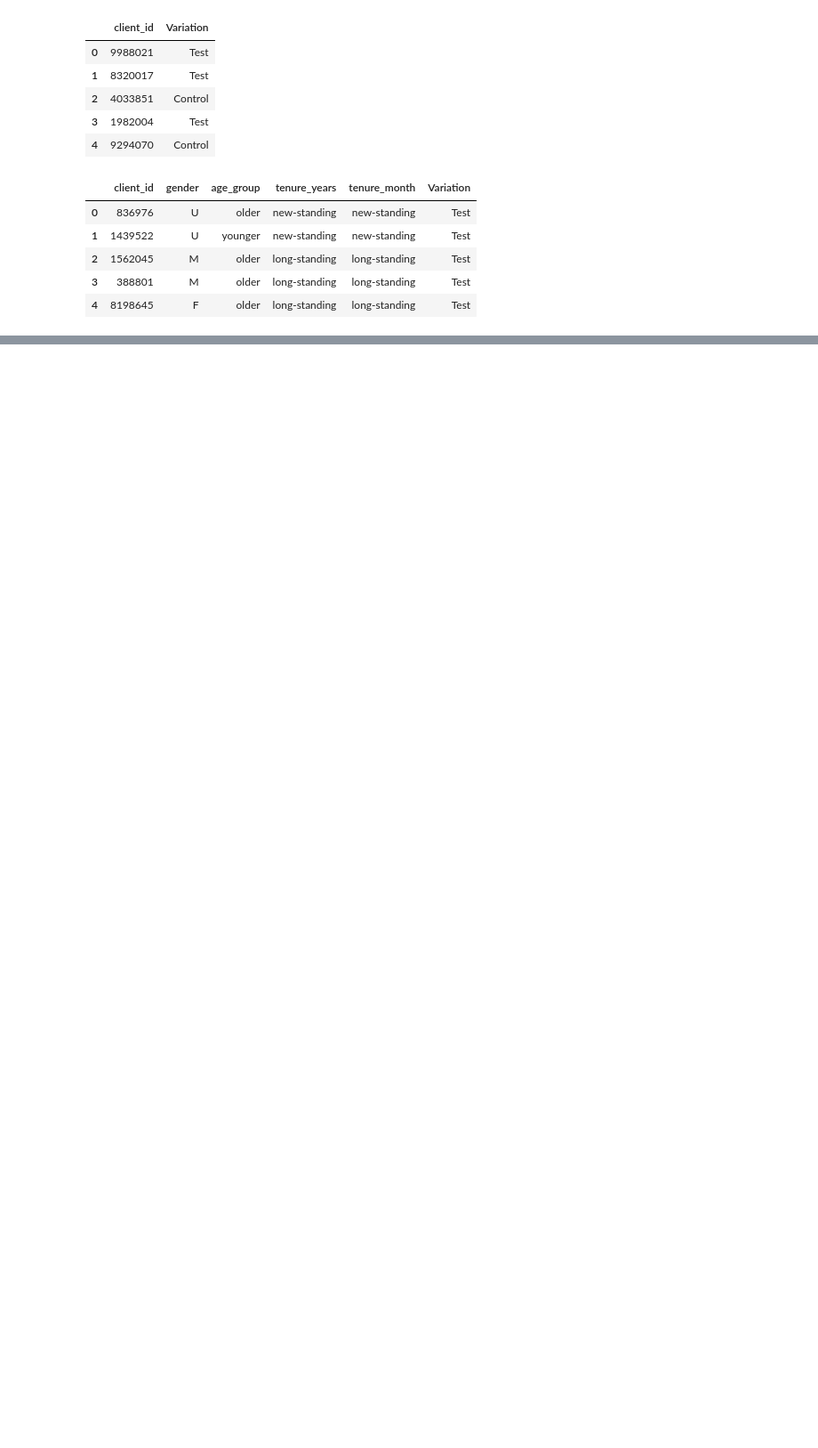
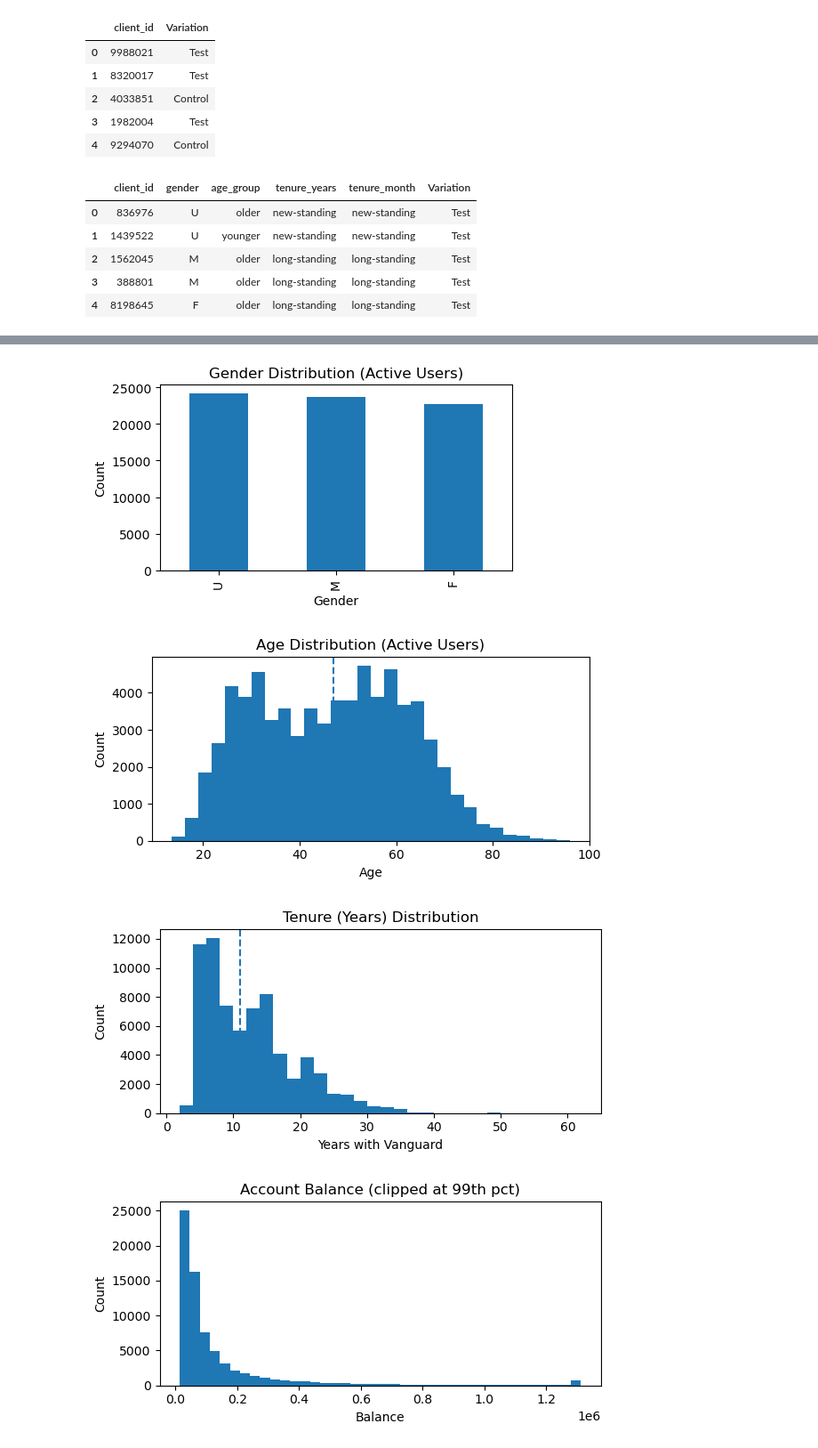
Before and after one commit to TeresaSilva7361/vanguard-ab-test, a Jupyter notebook: project.ipynb, the cells around one changed output, grey strips where cells are left out. Shown at 89% size. Drawn from its saved outputs; the diff is of its cells as text; code cells hidden in the pictures; blank space fills up the shorter version.

```diff
--- a/project.ipynb
+++ b/project.ipynb
@@ -55,0 +114,37 @@ merged_clients.head()
+# %%
+# Gender
+g = active['gender'].value_counts().sort_values(ascending=False)
+plt.figure(figsize=(5,3))
+g.plot(kind='bar')
+plt.title('Gender Distribution (Active Users)')
+plt.ylabel('Count'); plt.xlabel('Gender')
+plt.tight_layout(); plt.show()
+
+# Age
+plt.figure(figsize=(6,3))
+active['clnt_age'].dropna().plot(kind='hist', bins=30)
+plt.axvline(active['clnt_age'].median(), linestyle='--')
+plt.title('Age Distribution (Active Users)')
+plt.xlabel('Age'); plt.ylabel('Count')
+plt.tight_layout(); plt.show()
+
+# Tenure (years)
+plt.figure(figsize=(6,3))
+active['clnt_tenure_yr'].dropna().plot(kind='hist', bins=30)
+plt.axvline(active['clnt_tenure_yr'].median(), linestyle='--')
+plt.title('Tenure (Years) Distribution')
+plt.xlabel('Years with Vanguard'); plt.ylabel('Count')
+plt.tight_layout(); plt.show()
+
+# Balance (clip long tail for readability)
+bal = active['bal'].clip(upper=active['bal'].quantile(0.99))
+plt.figure(figsize=(6,3))
+bal.dropna().plot(kind='hist', bins=40)
+plt.title('Account Balance (clipped at 99th pct)')
+plt.xlabel('Balance'); plt.ylabel('Count')
+plt.tight_layout(); plt.show()
+# %% [output]
+[figure, added]
+[figure, added]
+[figure, added]
+[figure, added]
```
Also changed, not shown: parts of 5 cells of this notebook.
